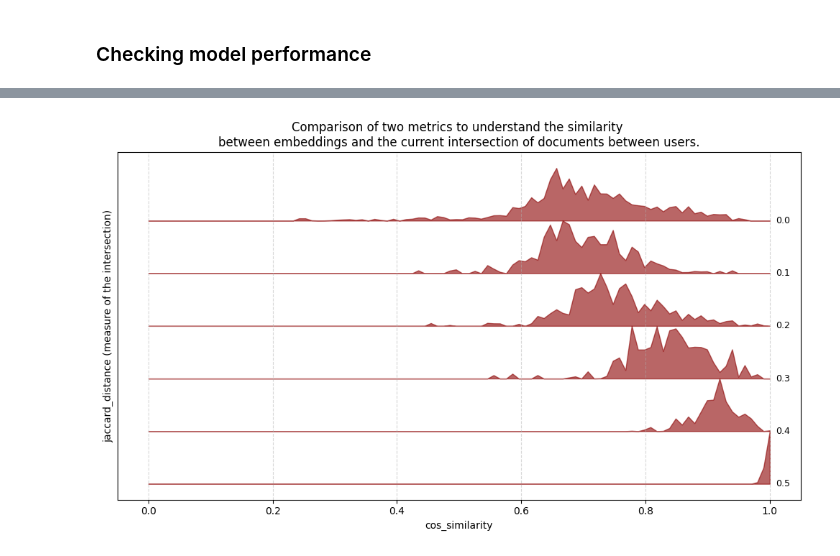
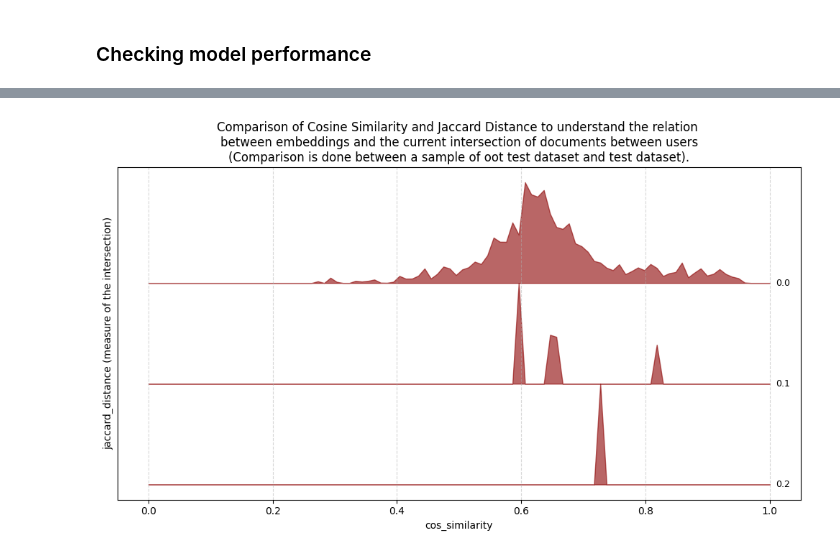
Before and after one commit to dhdzmota/meta-kaggle-hackathon, a Jupyter notebook: notebooks/dataset_recommendation-analysis.ipynb, the cells around one changed output, grey strips where cells are left out. Drawn from its saved outputs; the diff is of its cells as text; code cells hidden in the pictures.

```diff
--- a/notebooks/mkh-user_dataset_recommendation-02.ipynb
+++ b/notebooks/dataset_recommendation-analysis.ipynb
@@ -1028,2 +1066,19 @@ results_answers['id_max_test'] = results_df.idxmax()
+# %%
+results_answers_oottrain_test = compare_similarity_sets(
+    initial_data=agg__user_dataset_relation_oot__train,
+    compare_data=agg__user_dataset_relation_t__test
+)
 # %%
-results_answers['dataset_id_val'] = agg__user_dataset_relation_t__val.loc[results_df.columns].dataset_id
+title="""Comparison of Cosine Similarity and Jaccard Distance to understand the relation
+between embeddings and the current intersection of documents between users
+(Comparison is done between a sample of oot train dataset and test dataset)."""
+
+plot_ridgeline(
+    results_answers_oottrain_test,
+    group_col='jaccard_distance',
+    value_col='cos_similarity',
+    ylabel='jaccard_distance (measure of the intersection)',
+    title=title
+)
+# %% [output]
+[figure, added]
@@ -1049,13 +1084,0 @@ def plot_hist(series):
-# %%
-title="""Comparison of two metrics to understand the similarity
-between embeddings and the current intersection of documents between users."""
-
-plot_ridgeline(
-    results_answers,
-    group_col='jaccard_distance',
-    value_col='cos_similarity',
-    ylabel='jaccard_distance (measure of the intersection)',
-    title=title
-)
-# %% [output]
-[figure, removed]
```
Also changed, not shown: parts of 39 cells of this notebook, 1 other file.
